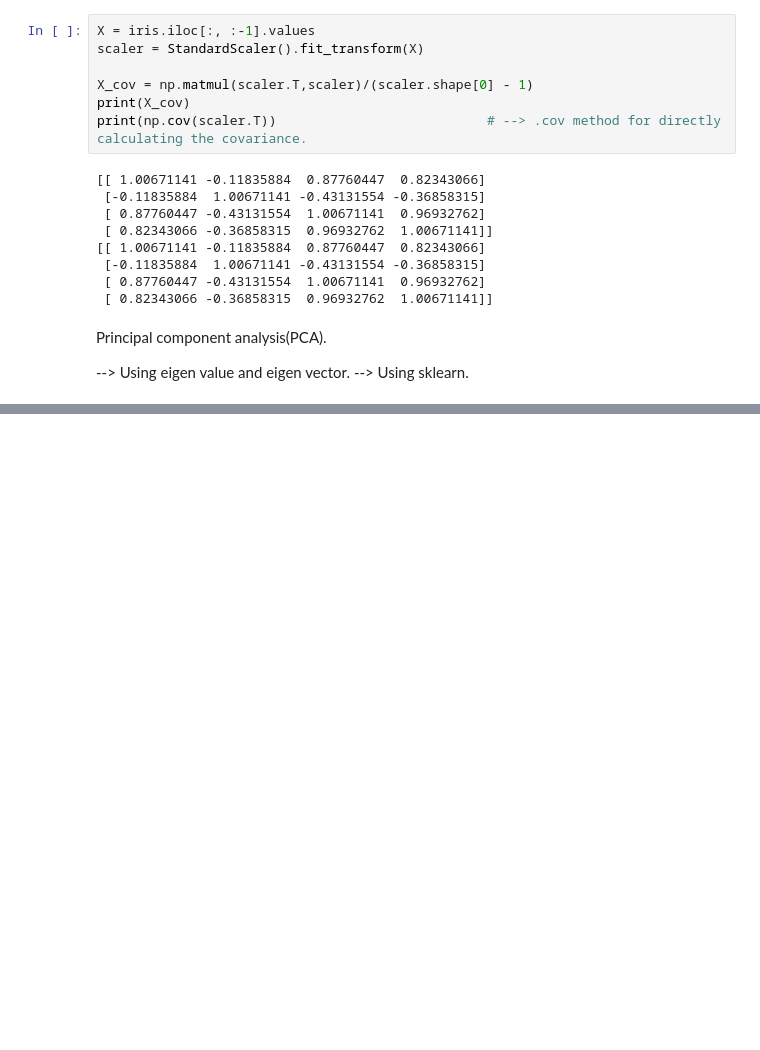
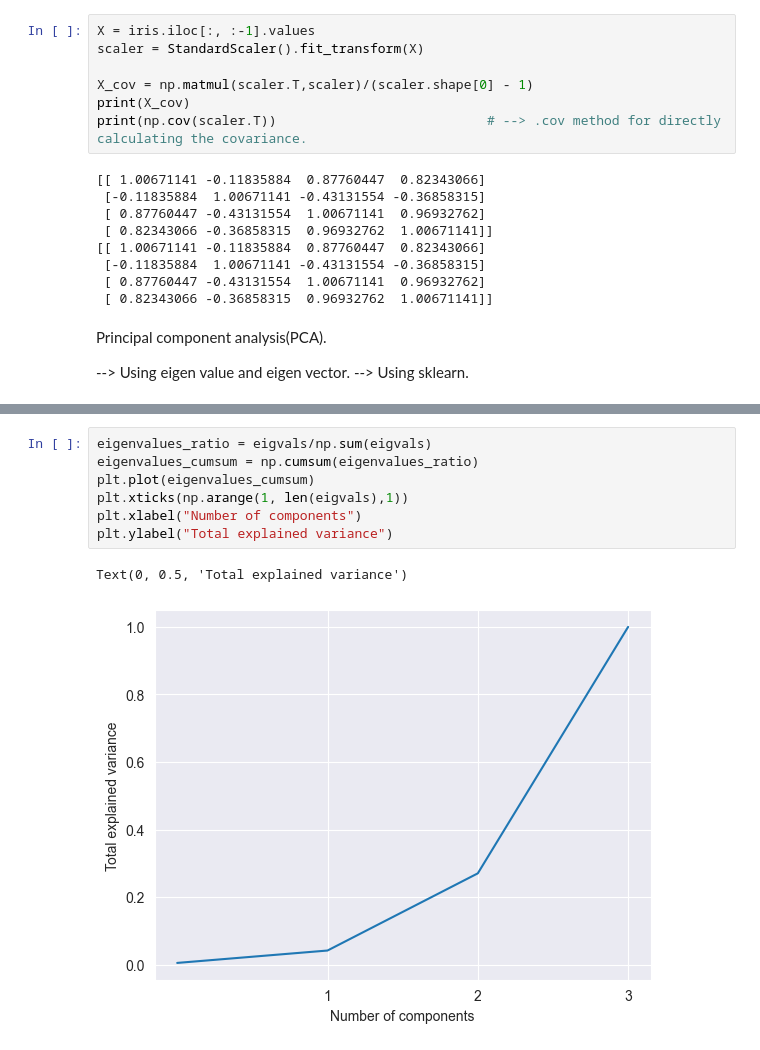
Before and after one commit to Arjun1425/MachineLearning, a Jupyter notebook: Dimensionality Reduction.ipynb, the cells around one changed output, grey strips where cells are left out. Drawn from its saved outputs; the diff is of its cells as text; blank space fills up the shorter version.

```diff
--- a/Dimensionality Reduction.ipynb
+++ b/Dimensionality Reduction.ipynb
@@ -97,0 +116,10 @@ sns.scatterplot(x=PC1, y=PC2, hue=labels)
+# %%
+eigenvalues_ratio = eigvals/np.sum(eigvals)
+eigenvalues_cumsum = np.cumsum(eigenvalues_ratio)
+plt.plot(eigenvalues_cumsum)
+plt.xticks(np.arange(1, len(eigvals),1))
+plt.xlabel("Number of components")
+plt.ylabel("Total explained variance")
+# %% [output]
+Text(0, 0.5, 'Total explained variance')
+[figure, added]
```
Also changed, not shown: parts of 7 cells of this notebook.
